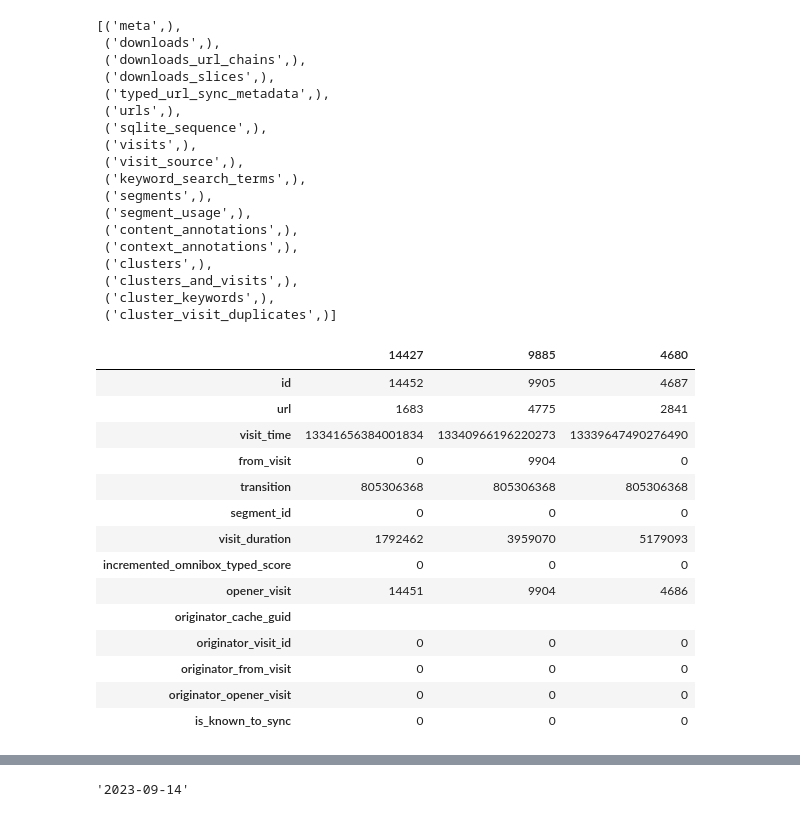
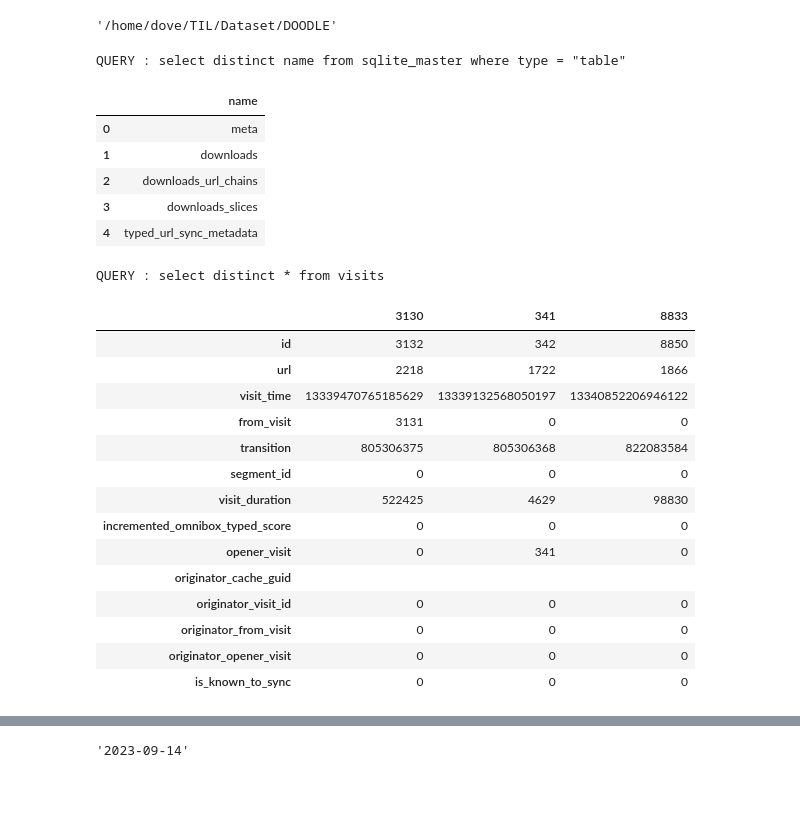
Before and after one commit to EvoDmiK/Doodle-Box, a Jupyter notebook: ipynb/[Doodle] 네이버 웨일 방문 기록.ipynb, the cells around one changed output, grey strips where cells are left out. Saved outputs shown, nothing was run; the diff lists cells and outputs as text; code cells hidden in the pictures; blank space fills up the shorter version.

Commit message:
['23.10.18][DOODLE] 김둘기의 네이버 웨일 방문 기록 뿌슝 빠슝

```diff
--- a/ipynb/[Doodle] 네이버 웨일 방문 기록.ipynb
+++ b/ipynb/[Doodle] 네이버 웨일 방문 기록.ipynb
@@ -11,5 +11,8 @@ import pandas as pd
 # %%
 SEP       = os.path.sep
 ROOT_PATH = SEP.join(os.getcwd().split(SEP)[:-2])
-DATA_PATH = f'{ROOT_PATH}/Dataset/DOODLE'
+DATA_PATH = f'{ROOT_PATH}/TIL/Dataset/DOODLE'
+DATA_PATH
+# %% [output]
+'/home/dove/TIL/Dataset/DOODLE'
 # %%
@@ -50,45 +100,35 @@ def preprop4title(title):
 
     return sub_dict['misc']
 # %%
-conn   = sqlite3.connect(f'{DATA_PATH}/History')
-cursor = conn.cursor()
+## 방문 기록은 sqlite을 통해 불러올 수 있다.
+db = DB(f'{DATA_PATH}/HistoryC')
 # %%
-cursor.execute('select name from sqlite_master where type="table"')
-cursor.fetchall()
+df = db.select(column = 'name', table = 'sqlite_master',
+               cond   = 'type = "table"')
+df.head()
 # %% [output]
-[('meta',),
- ('downloads',),
- ('downloads_url_chains',),
- ('downloads_slices',),
- ('typed_url_sync_metadata',),
- ('urls',),
- ('sqlite_sequence',),
- ('visits',),
- ('visit_source',),
- ('keyword_search_terms',),
- ('segments',),
- ('segment_usage',),
- ('content_annotations',),
- ('context_annotations',),
- ('clusters',),
- ('clusters_and_visits',),
- ('cluster_keywords',),
- ('cluster_visit_duplicates',)]
+QUERY : select distinct name from sqlite_master where type = "table"
+|  | name |
+| 0 | meta |
+| 1 | downloads |
+| 2 | downloads_url_chains |
+| 3 | downloads_slices |
+| 4 | typed_url_sync_metadata |
 # %%
-query  = 'select * from visits'
-visits = pd.read_sql(sql = query, con = conn)
+visits = db.select(table = 'visits')
 visits.sample(3).T
 # %% [output]
+QUERY : select distinct * from visits
-|  | 14427 | 9885 | 4680 |
-| id | 14452 | 9905 | 4687 |
-| url | 1683 | 4775 | 2841 |
-| visit_time | 13341656384001834 | 13340966196220273 | 13339647490276490 |
-| from_visit | 0 | 9904 | 0 |
-| transition | 805306368 | 805306368 | 805306368 |
+|  | 3130 | 341 | 8833 |
+| id | 3132 | 342 | 8850 |
+| url | 2218 | 1722 | 1866 |
+| visit_time | 13339470765185629 | 13339132568050197 | 13340852206946122 |
+| from_visit | 3131 | 0 | 0 |
+| transition | 805306375 | 805306368 | 822083584 |
 | segment_id | 0 | 0 | 0 |
-| visit_duration | 1792462 | 3959070 | 5179093 |
+| visit_duration | 522425 | 4629 | 98830 |
 | incremented_omnibox_typed_score | 0 | 0 | 0 |
-| opener_visit | 14451 | 9904 | 4686 |
+| opener_visit | 0 | 341 | 0 |
 | originator_cache_guid |  |  |  |
 | originator_visit_id | 0 | 0 | 0 |
 | originator_from_visit | 0 | 0 | 0 |
```
Also changed, not shown: parts of 8 cells of this notebook.
